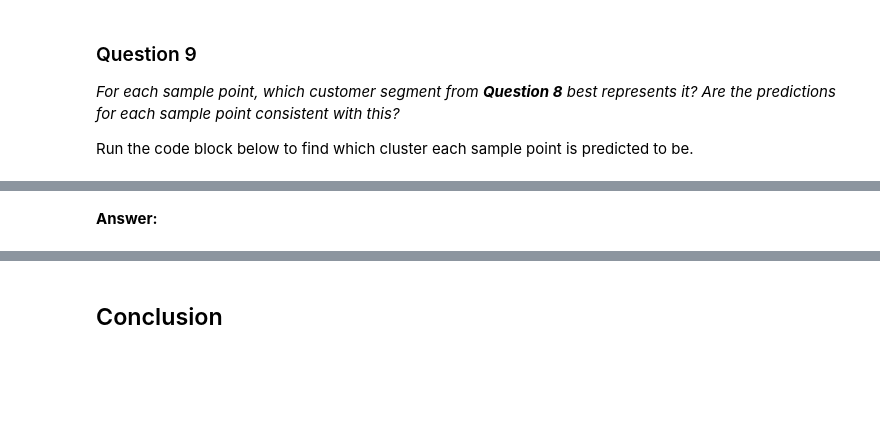
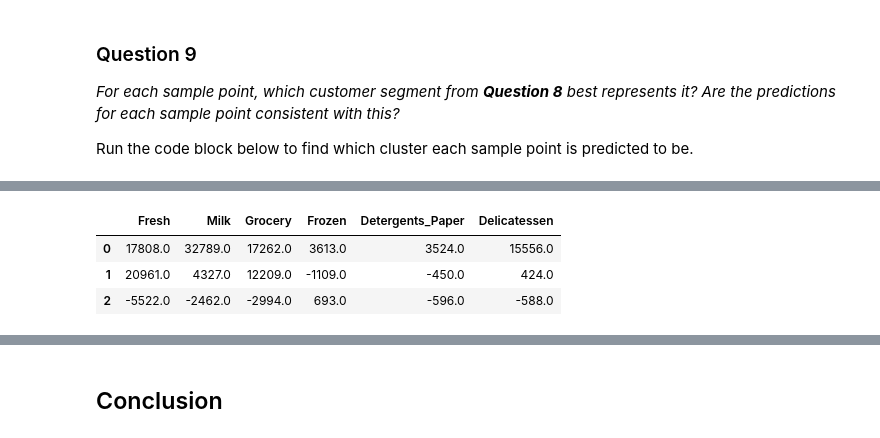
Before and after one commit to phanindravarma38/ConsumerAnalysys_UnsupervisedLearning, a Jupyter notebook: customer_segments.ipynb, the cells around one changed output, grey strips where cells are left out. Cells and saved outputs as stored; diff of their text form; code cells hidden in the pictures; blank space fills up the shorter version.

```diff
--- a/customer_segments.ipynb
+++ b/customer_segments.ipynb
@@ -863,2 +935,7 @@ for i, pred in enumerate(sample_preds):
-# %% [markdown]
-**Answer:**
+# %%
+display(samples-good_statistics.loc["median"])
+# %% [output]
+|  | Fresh | Milk | Grocery | Frozen | Detergents_Paper | Delicatessen |
+| 0 | 17808.0 | 32789.0 | 17262.0 | 3613.0 | 3524.0 | 15556.0 |
+| 1 | 20961.0 | 4327.0 | 12209.0 | -1109.0 | -450.0 | 424.0 |
+| 2 | -5522.0 | -2462.0 | -2994.0 | 693.0 | -596.0 | -588.0 |
```
Also changed, not shown: parts of 18 cells of this notebook.
